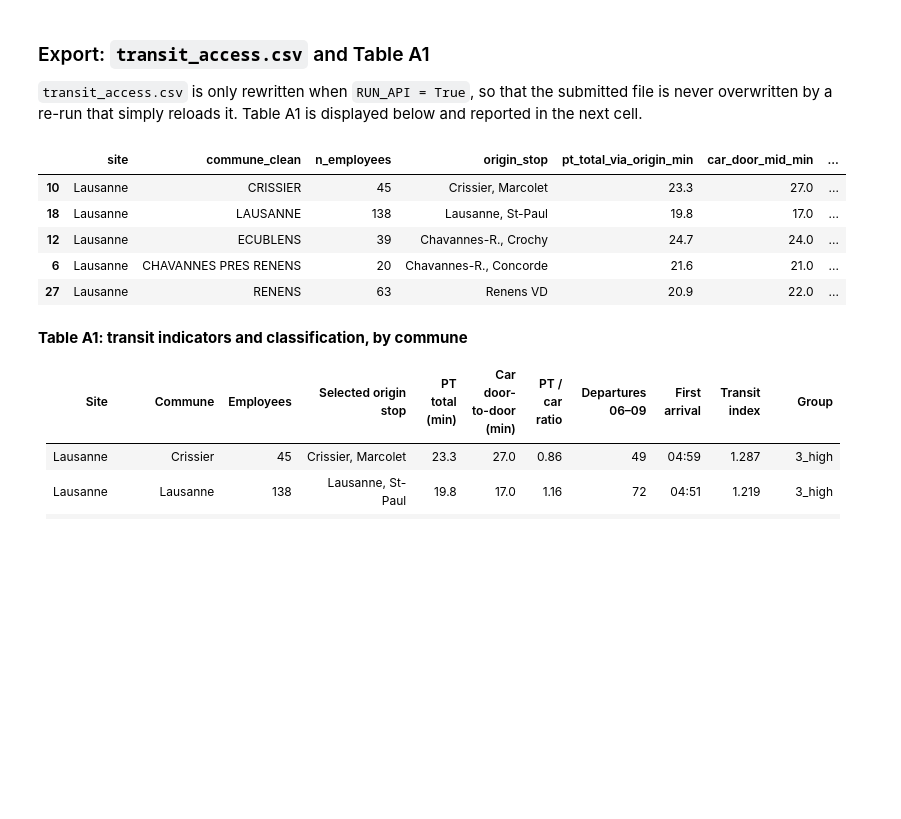
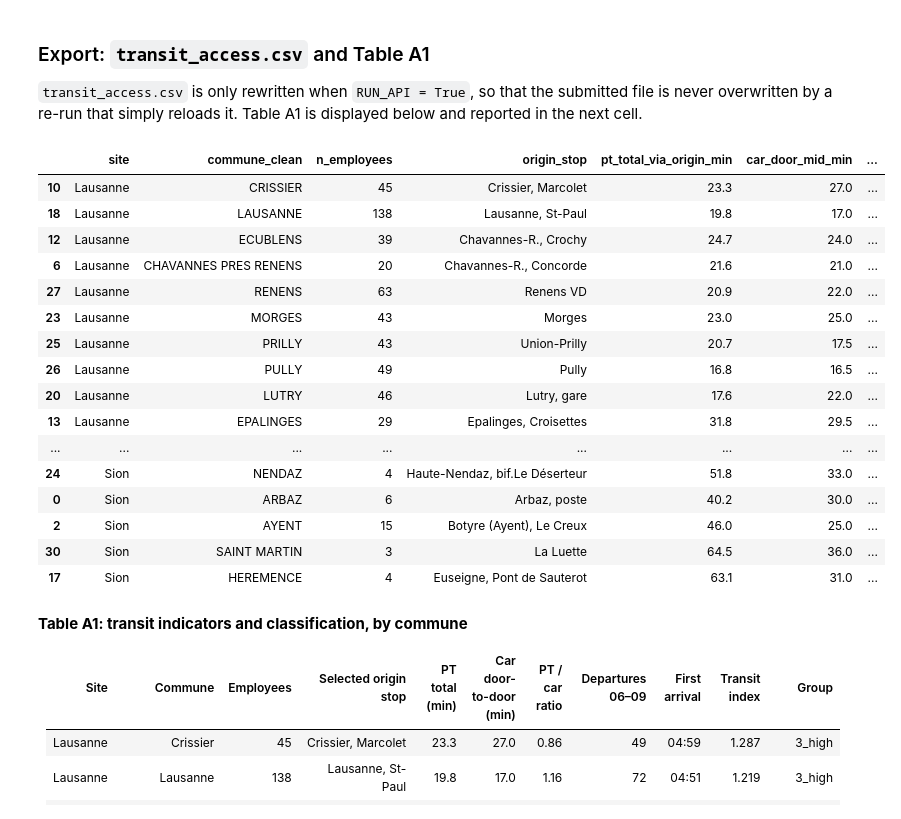
Before and after one commit to Mxlrt69/Public_Policy_Project, a Jupyter notebook: full_notebook.ipynb, the cells around one changed output. Saved outputs shown, nothing was run; the diff lists cells and outputs as text; code cells hidden in the pictures; blank space fills up the shorter version.

```diff
--- a/full_notebook.ipynb
+++ b/full_notebook.ipynb
@@ -768,37 +768,49 @@ ta["transit_group"] = pd.concat([terciles(g) for _, g in ta.groupby("site")])
 # %%
 ta["source"] = (f"Timetables: transport.opendata.ch (official SBB timetables), Thursday {REF_DATE}. "
                 "Dwellings: RegBL via api3.geo.admin.ch. Communes: swisstopo. "
-                "Car times: Google Maps, arrival 08:00 on a Thursday.")
+                "Car times: Google Maps, arrival 08:00 on a Thursday. "
+                "Services introduced after 2025: tl (Transports publics de la région lausannoise).")
 ta["coding_notes"] = (
     "Selected stop = served stop (>=1 departure 06-09h) that minimises the average walk from all "
     "RegBL dwellings of the locality (straight line x1.3, 75 m/min, weighted by number of dwellings) + "
     "the fastest PT trip arriving 07:30-08:00; tie (<1 min) -> shortest walk. Candidates: "
     "stops close to the centre and to the centre of each quarter of the locality + main stop. "
     "Lausanne, Bramois, Salins: dwellings selected by the employees' postcode (1004, 1967, 1991). "
     "Destination: main station of the site. Services introduced after 2025 excluded "
-    "(line 9 at Renens/Crissier, line 54, tram T1). Car: middle of the Google range + 5 min "
+    "(line 9 at Renens/Crissier, line 54, tram T1; source: tl). Car: middle of the Google range + 5 min "
     "(parking + walking); ratio_pt_car_high = using the upper bound. "
     "transit_index = mean of the z-scores of (-PT/car ratio, log(1+departures 06-09h), -first "
     "arrival). transit_group = terciles of the index weighted by employees, computed within each site. "
     "Raw-data corrections: 'Savieze' -> SAVIESE; Salins postcode 1994 (= Aproz) -> 1991."
 )
 
 ta = ta.drop(columns="mean_distance_km", errors="ignore")
 if RUN_API:
     ta.to_csv("transit_access.csv", index=False, encoding="utf-8-sig")
 
 a1 = ta.sort_values(["site", "transit_index"], ascending=[True, False])[
     ["site", "commune_clean", "n_employees", "origin_stop", "pt_total_via_origin_min", "car_door_mid_min",
      "ratio_pt_car_mid", "n_departures_6_9", "first_arrival", "transit_index", "transit_group"]]
 
-a1.head()
+a1
 # %% [output]
 |  | site | commune_clean | n_employees | origin_stop | pt_total_via_origin_min | car_door_mid_min | ... |
 | 10 | Lausanne | CRISSIER | 45 | Crissier, Marcolet | 23.3 | 27.0 | ... |
 | 18 | Lausanne | LAUSANNE | 138 | Lausanne, St-Paul | 19.8 | 17.0 | ... |
 | 12 | Lausanne | ECUBLENS | 39 | Chavannes-R., Crochy | 24.7 | 24.0 | ... |
 | 6 | Lausanne | CHAVANNES PRES RENENS | 20 | Chavannes-R., Concorde | 21.6 | 21.0 | ... |
 | 27 | Lausanne | RENENS | 63 | Renens VD | 20.9 | 22.0 | ... |
+| 23 | Lausanne | MORGES | 43 | Morges | 23.0 | 25.0 | ... |
+| 25 | Lausanne | PRILLY | 43 | Union-Prilly | 20.7 | 17.5 | ... |
+| 26 | Lausanne | PULLY | 49 | Pully | 16.8 | 16.5 | ... |
+| 20 | Lausanne | LUTRY | 46 | Lutry, gare | 17.6 | 22.0 | ... |
+| 13 | Lausanne | EPALINGES | 29 | Epalinges, Croisettes | 31.8 | 29.5 | ... |
+| ... | ... | ... | ... | ... | ... | ... | ... |
+| 24 | Sion | NENDAZ | 4 | Haute-Nendaz, bif.Le Déserteur | 51.8 | 33.0 | ... |
+| 0 | Sion | ARBAZ | 6 | Arbaz, poste | 40.2 | 30.0 | ... |
+| 2 | Sion | AYENT | 15 | Botyre (Ayent), Le Creux | 46.0 | 25.0 | ... |
+| 30 | Sion | SAINT MARTIN | 3 | La Luette | 64.5 | 36.0 | ... |
+| 17 | Sion | HEREMENCE | 4 | Euseigne, Pont de Sauterot | 63.1 | 31.0 | ... |
 # %% [markdown]
 **Table A1: transit indicators and classification, by commune**
 
```
Also changed, not shown: parts of 5 cells of this notebook, 1 other file.
